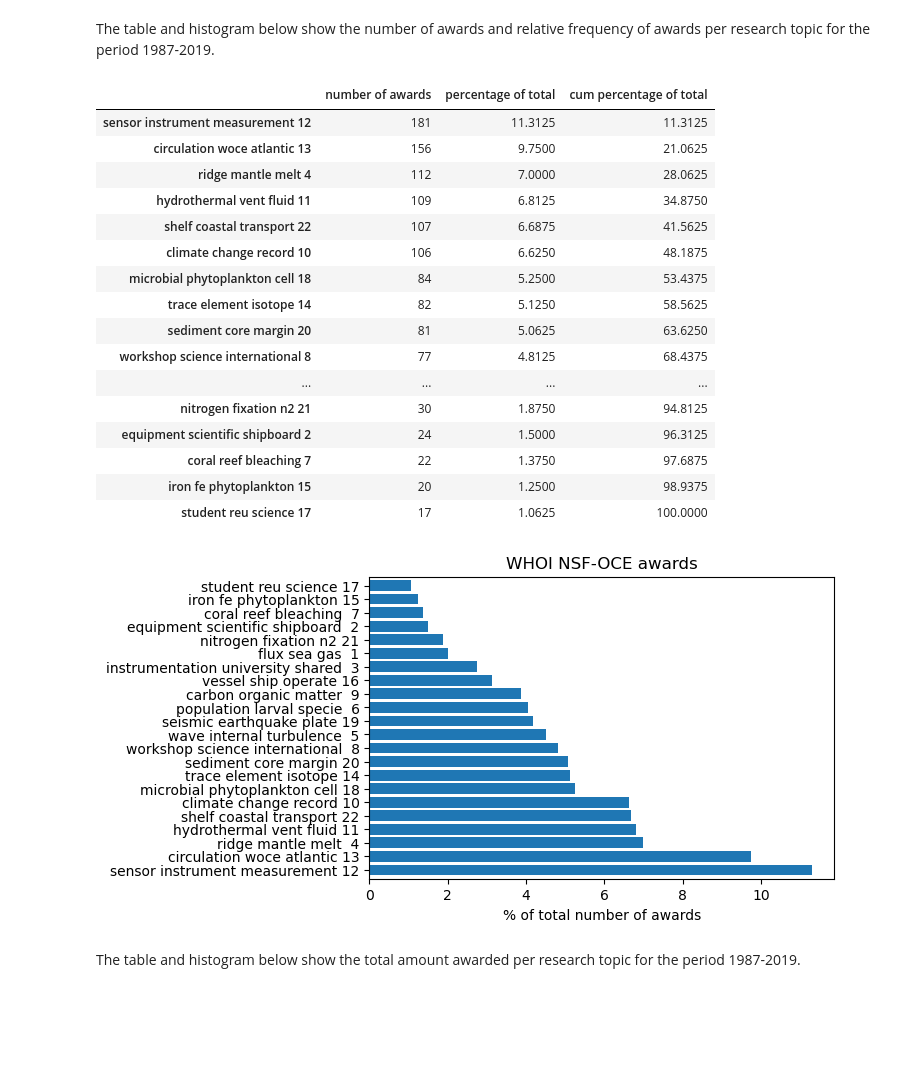
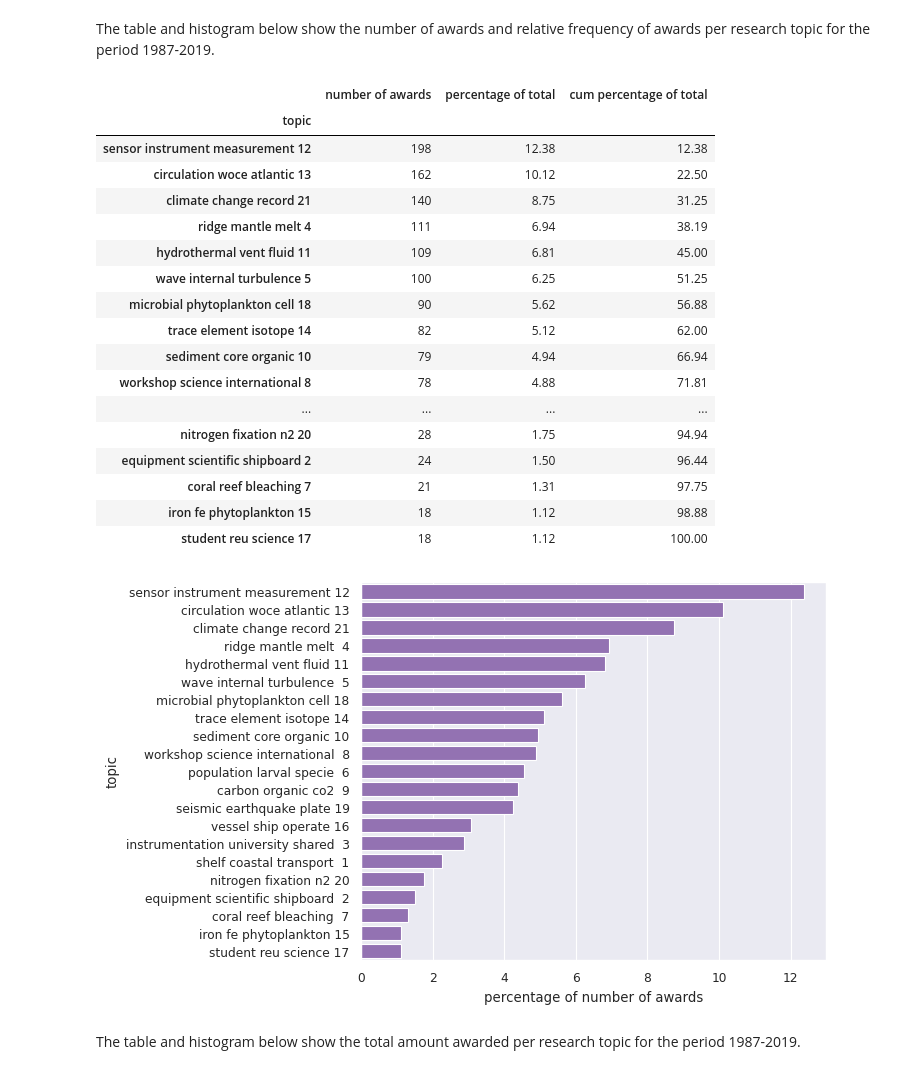
Before and after one commit to idlima/nsf-oce-gender, a Jupyter notebook: 06_analysis_whoi.ipynb, the cells around one changed output. Cells and saved outputs as stored; diff of their text form; code cells hidden in the pictures; blank space fills up the shorter version.

```diff
--- a/06_analysis_whoi.ipynb
+++ b/06_analysis_whoi.ipynb
@@ -368,8 +290,8 @@ We use a multivariate linear regression of *female fraction* on *time* (year), *
 # %%
 import statsmodels.formula.api as smf
 
-df_pi = pd.DataFrame({'fem_frac':whoi_female_frac['PI'], 'category':'PI'})
-df_copi = pd.DataFrame({'fem_frac':whoi_female_frac['co-PI'], 'category':'co-PI'})
+df_pi = pd.DataFrame({'fem_frac':female_pct['PI'], 'category':'PI'})
+df_copi = pd.DataFrame({'fem_frac':female_pct['co-PI'], 'category':'co-PI'})
 df = pd.concat([df_pi,df_copi]).reset_index()
 df = df.rename(columns={'StartDate':'year'})
 lreg = smf.ols(formula='fem_frac ~ year + category + year:category', data=df)
@@ -636,0 +512,23 @@ by_program_copi
+# %%
+dflist = []
+fig, axs = plt.subplots(1, 3, sharex=True, sharey=True, figsize=(11,4))
+fig.subplots_adjust(wspace=0.05)
+for ax, df, t in zip(axs.ravel(), [awards_top10_1, awards_top10_2, awards_top10_3], titles):
+    df_prog_copi = pd.DataFrame({'female': df.groupby(['program'])['co-PI_female_frac'].mean()})
+    df_prog_copi['male'] = 1 - df_prog_copi.female
+    df_prog_copi.columns.name = 'co-PI gender'
+    df_prog_copi = df_prog_copi.reindex(top10_programs.index) * 100 # fraction -> percentage
+    dflist.append(df_prog_copi)
+    df = df_prog_copi.stack().reset_index().rename(columns={'level_0':'program', 0:'percentage'})
+    _ = sns.barplot(data=df, y='program', x='percentage', hue='co-PI gender',
+                    hue_order=['male','female'], order=top10_programs.index, ax=ax)
+    _ = ax.legend_.remove()
+    _ = ax.set(title=t, xlabel='%')
+
+for n in range(1,3):
+    _ = axs[n].set_ylabel('')
+
+ax.legend(title='co-PI gender',loc='upper left',bbox_to_anchor=(1, 1))
+
+by_program_copi = pd.concat(dflist, keys=['1987-1997','1998-2008', '2009-2019'], axis=1).fillna(0)
+by_program_copi.style.format('{:.2f}')
@@ -773,35 +642,38 @@ Similarly to what was done in [Lima & Rheuban, 2018](https://tos.org/oceanograph
 # %% [markdown]
 The table and histogram below show the number of awards and relative frequency of awards per research topic for the period 1987-2019.
 # %%
-whoi_res_topics = pd.DataFrame({'number of awards':whoi_awards.groupby('topic')['Abstract'].count().sort_values(ascending=False)})
-whoi_res_topics.index = topic_names[whoi_res_topics.index.values - 1]
-whoi_res_topics['percentage of total'] = whoi_res_topics['number of awards'] / len(whoi_awards) * 100
-whoi_res_topics['cum percentage of total'] = whoi_res_topics['percentage of total'].cumsum()
+topic_map = {t+1:topic_names[t] for t in range(len(topic_names))}
 
-fig, ax = plt.subplots()
-_ = whoi_res_topics['percentage of total'].plot(kind='barh',ax=ax, width=0.8)
-_ = ax.set(title='WHOI NSF-OCE awards', xlabel='% of total number of awards')
+res_topics = pd.DataFrame({'number of awards':whoi_awards.groupby('topic')['Abstract'].count().sort_values(ascending=False)})
+res_topics.index = res_topics.index.map(topic_map)
+res_topics['percentage of total'] = res_topics['number of awards'] / len(whoi_awards) * 100
+res_topics['cum percentage of total'] = res_topics['percentage of total'].cumsum()
 
-whoi_res_topics
+fig, ax = plt.subplots(figsize=(6,5))
+_ = sns.barplot(data=res_topics, y=res_topics.index, x='percentage of total', orient='h', color='C4', ax=ax)
+_ = ax.set(xlabel='percentage of number of awards')
+
+res_topics.style.format('{:.2f}', subset=['percentage of total','cum percentage of total'])
 # %% [output]
 |  | number of awards | percentage of total | cum percentage of total |
-| sensor instrument measurement 12 | 181 | 11.3125 | 11.3125 |
-| circulation woce atlantic 13 | 156 | 9.7500 | 21.0625 |
-| ridge mantle melt 4 | 112 | 7.0000 | 28.0625 |
-| hydrothermal vent fluid 11 | 109 | 6.8125 | 34.8750 |
-| shelf coastal transport 22 | 107 | 6.6875 | 41.5625 |
-| climate change record 10 | 106 | 6.6250 | 48.1875 |
-| microbial phytoplankton cell 18 | 84 | 5.2500 | 53.4375 |
-| trace element isotope 14 | 82 | 5.1250 | 58.5625 |
-| sediment core margin 20 | 81 | 5.0625 | 63.6250 |
-| workshop science international 8 | 77 | 4.8125 | 68.4375 |
+| topic |  |  |  |
+| sensor instrument measurement 12 | 198 | 12.38 | 12.38 |
+| circulation woce atlantic 13 | 162 | 10.12 | 22.50 |
+| climate change record 21 | 140 | 8.75 | 31.25 |
+| ridge mantle melt 4 | 111 | 6.94 | 38.19 |
+| hydrothermal vent fluid 11 | 109 | 6.81 | 45.00 |
+| wave internal turbulence 5 | 100 | 6.25 | 51.25 |
+| microbial phytoplankton cell 18 | 90 | 5.62 | 56.88 |
+| trace element isotope 14 | 82 | 5.12 | 62.00 |
+| sediment core organic 10 | 79 | 4.94 | 66.94 |
+| workshop science international 8 | 78 | 4.88 | 71.81 |
 | ... | ... | ... | ... |
-| nitrogen fixation n2 21 | 30 | 1.8750 | 94.8125 |
-| equipment scientific shipboard 2 | 24 | 1.5000 | 96.3125 |
-| coral reef bleaching 7 | 22 | 1.3750 | 97.6875 |
-| iron fe phytoplankton 15 | 20 | 1.2500 | 98.9375 |
-| student reu science 17 | 17 | 1.0625 | 100.0000 |
+| nitrogen fixation n2 20 | 28 | 1.75 | 94.94 |
+| equipment scientific shipboard 2 | 24 | 1.50 | 96.44 |
+| coral reef bleaching 7 | 21 | 1.31 | 97.75 |
+| iron fe phytoplankton 15 | 18 | 1.12 | 98.88 |
+| student reu science 17 | 18 | 1.12 | 100.00 |
-[figure, old version]
+[figure, new version]
 # %% [markdown]
 The table and histogram below show the total amount awarded per research topic for the period 1987-2019.
 # %%
```
Also changed, not shown: parts of 117 cells of this notebook.
